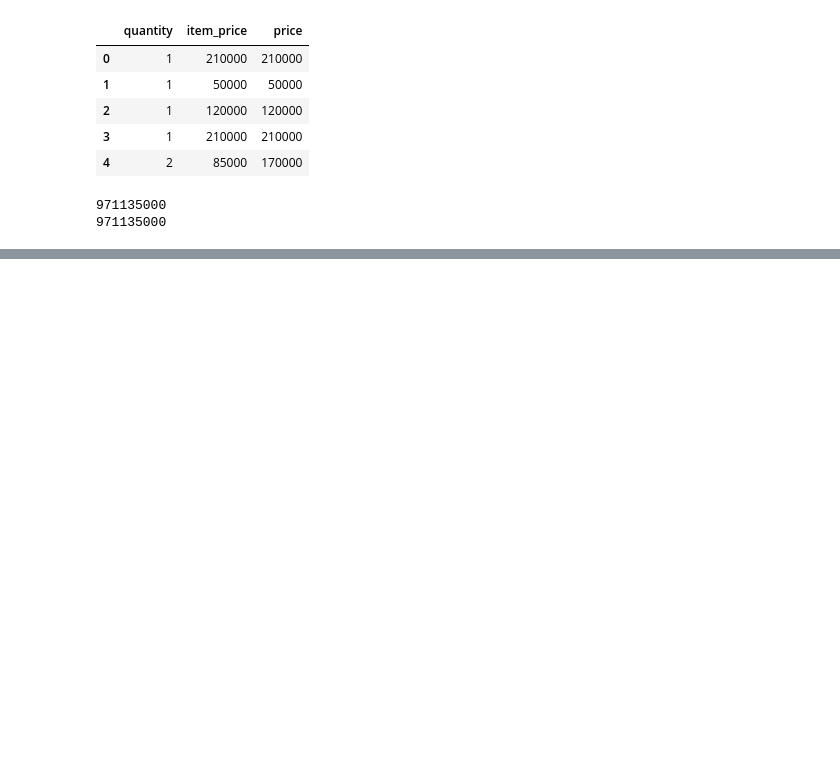
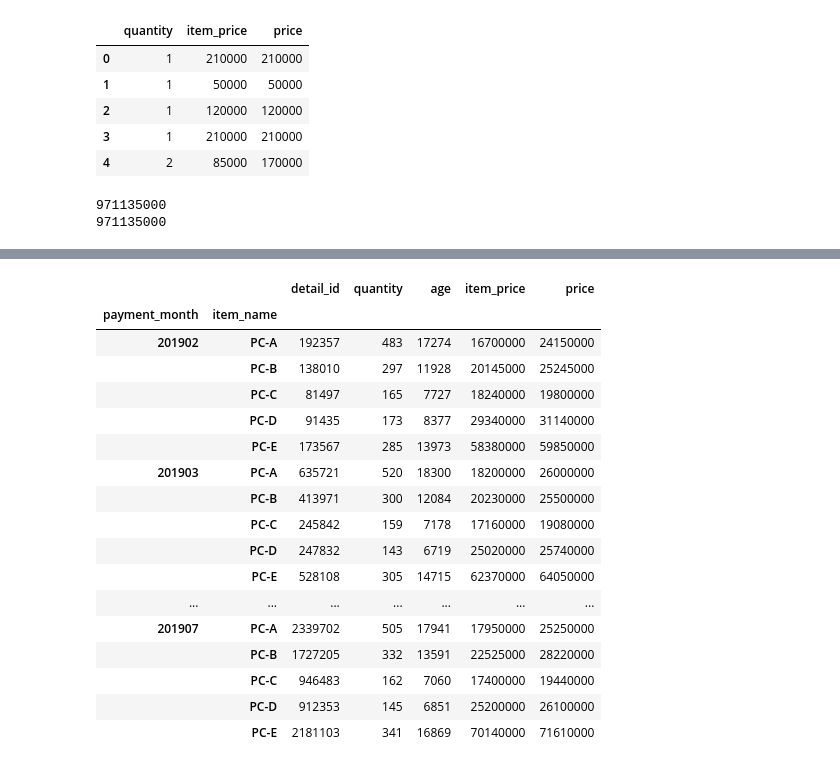
Before and after one commit to KodaiTakano/DataAnalysis100, a Jupyter notebook: session1.ipynb, the cells around one changed output, grey strips where cells are left out. Cells and saved outputs as stored; diff of their text form; code cells hidden in the pictures; blank space fills up the shorter version.

```diff
--- a/session1.ipynb
+++ b/session1.ipynb
@@ -117,0 +189,21 @@ print(transaction["price"].sum())
+# %%
+join_data.groupby(["payment_month", "item_name"]).sum(["price", "quantity"])
+# %% [output]
+|  |  | detail_id | quantity | age | item_price | price |
+| payment_month | item_name |  |  |  |  |  |
+| 201902 | PC-A | 192357 | 483 | 17274 | 16700000 | 24150000 |
+|  | PC-B | 138010 | 297 | 11928 | 20145000 | 25245000 |
+|  | PC-C | 81497 | 165 | 7727 | 18240000 | 19800000 |
+|  | PC-D | 91435 | 173 | 8377 | 29340000 | 31140000 |
+|  | PC-E | 173567 | 285 | 13973 | 58380000 | 59850000 |
+| 201903 | PC-A | 635721 | 520 | 18300 | 18200000 | 26000000 |
+|  | PC-B | 413971 | 300 | 12084 | 20230000 | 25500000 |
+|  | PC-C | 245842 | 159 | 7178 | 17160000 | 19080000 |
+|  | PC-D | 247832 | 143 | 6719 | 25020000 | 25740000 |
+|  | PC-E | 528108 | 305 | 14715 | 62370000 | 64050000 |
+| ... | ... | ... | ... | ... | ... | ... |
+| 201907 | PC-A | 2339702 | 505 | 17941 | 17950000 | 25250000 |
+|  | PC-B | 1727205 | 332 | 13591 | 22525000 | 28220000 |
+|  | PC-C | 946483 | 162 | 7060 | 17400000 | 19440000 |
+|  | PC-D | 912353 | 145 | 6851 | 25200000 | 26100000 |
+|  | PC-E | 2181103 | 341 | 16869 | 70140000 | 71610000 |
```
Also changed, not shown: parts of 8 cells of this notebook.
